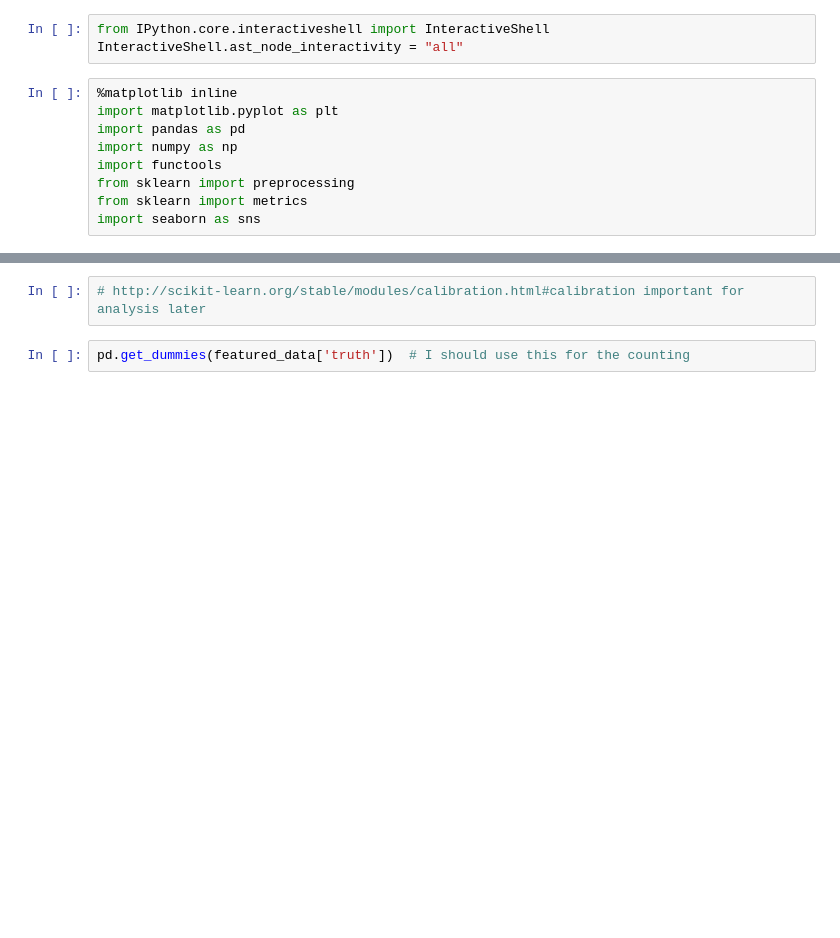
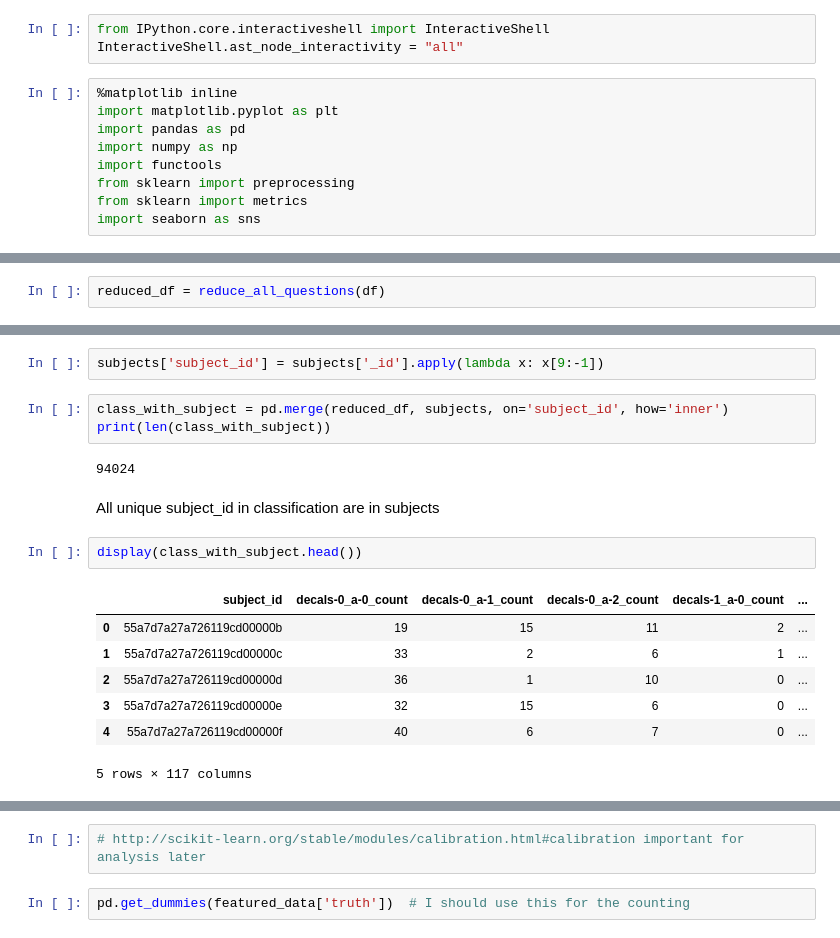
Before and after one commit to willettk/decals, a Jupyter notebook: is_panoptes_working.ipynb, the cells around one changed output, grey strips where cells are left out. Saved outputs shown, nothing was run; the diff lists cells and outputs as text; blank space fills up the shorter version.

```diff
--- a/is_panoptes_working.ipynb
+++ b/is_panoptes_working.ipynb
@@ -139,0 +153,2 @@ avg / total       0.34      0.34      0.31      8460
+# %%
+reduced_df = reduce_all_questions(df)
@@ -139,0 +197,19 @@ avg / total       0.34      0.34      0.31      8460
+# %%
+subjects['subject_id'] = subjects['_id'].apply(lambda x: x[9:-1])
+# %%
+class_with_subject = pd.merge(reduced_df, subjects, on='subject_id', how='inner')
+print(len(class_with_subject))
+# %% [output]
+94024
+# %% [markdown]
+All unique subject_id in classification are in subjects
+# %%
+display(class_with_subject.head())
+# %% [output]
+|  | subject_id | decals-0_a-0_count | decals-0_a-1_count | decals-0_a-2_count | decals-1_a-0_count | ... |
+| 0 | 55a7d7a27a726119cd00000b | 19 | 15 | 11 | 2 | ... |
+| 1 | 55a7d7a27a726119cd00000c | 33 | 2 | 6 | 1 | ... |
+| 2 | 55a7d7a27a726119cd00000d | 36 | 1 | 10 | 0 | ... |
+| 3 | 55a7d7a27a726119cd00000e | 32 | 15 | 6 | 0 | ... |
+| 4 | 55a7d7a27a726119cd00000f | 40 | 6 | 7 | 0 | ... |
+5 rows × 117 columns
```
Also changed, not shown: parts of 55 cells of this notebook, 3 other files.
